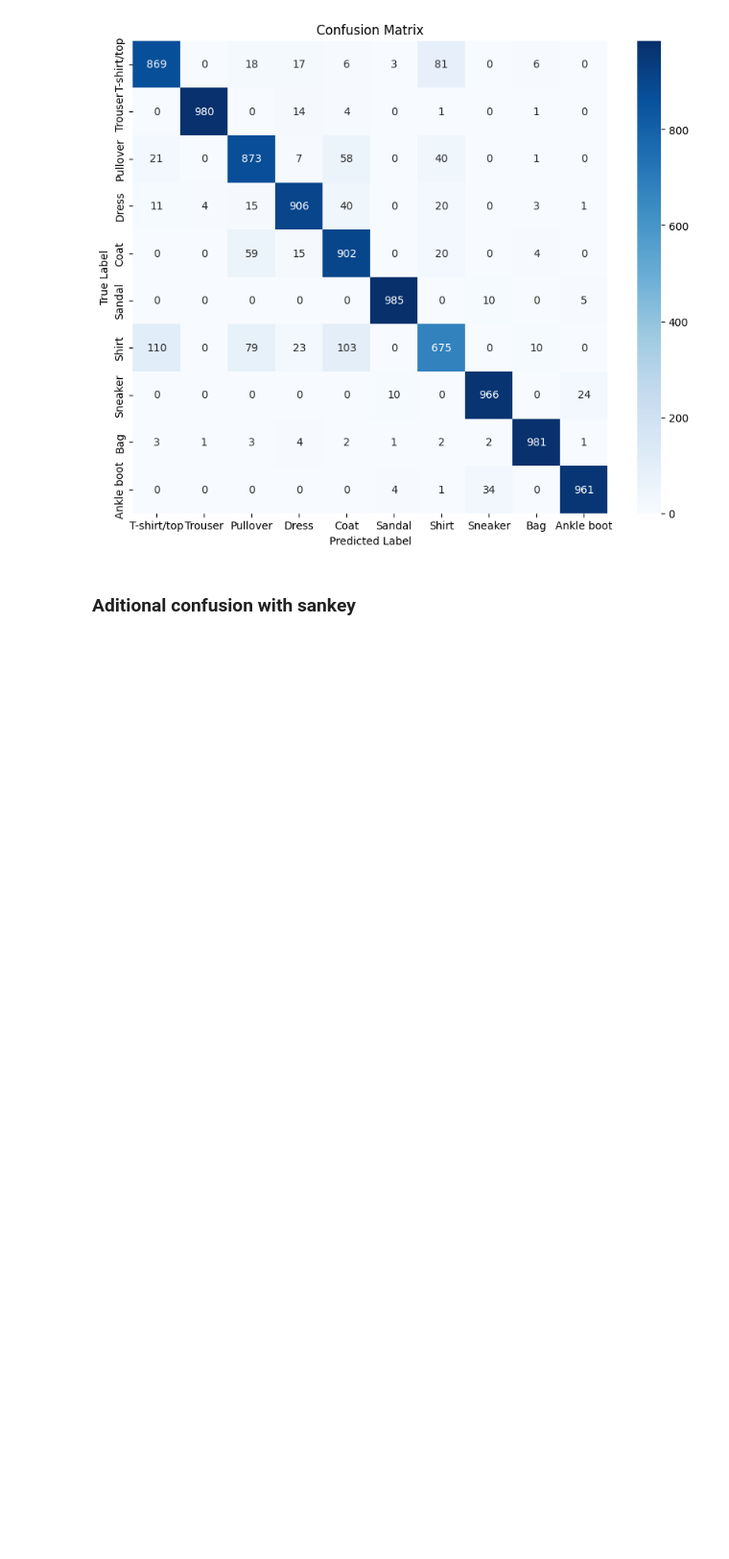
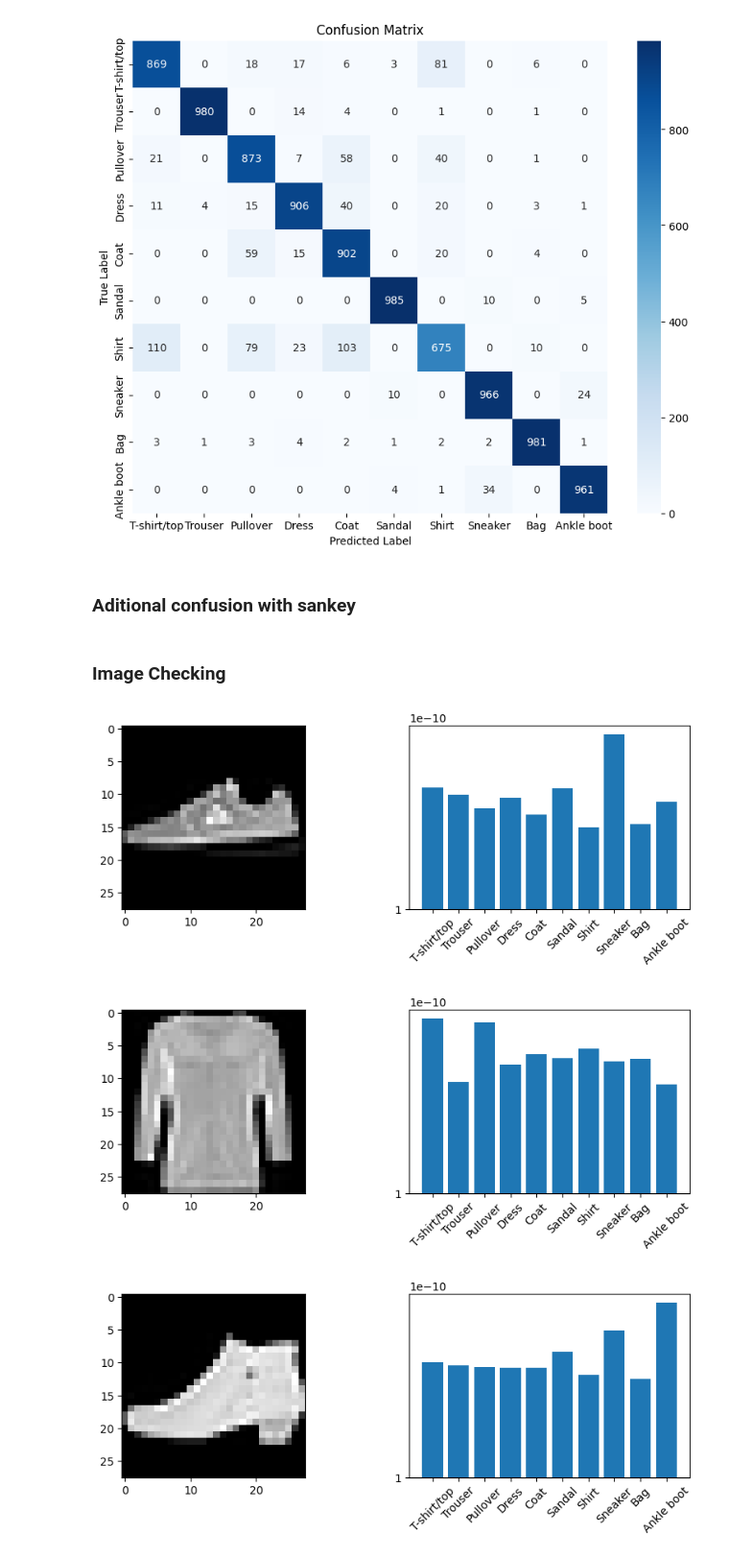
Before and after one commit to danielrawlins21/Artificial_Vision, a Jupyter notebook: Projects/Objectives/Classification object/Project_torch.ipynb, the cells around one changed output. Shown: that part at 96% size. Saved outputs shown, nothing was run; the diff lists cells and outputs as text; code cells hidden in the pictures; blank space fills up the shorter version.

Commit message:
Checking testing a prob distribution

```diff
--- a/Projects/Objectives/Classification object/Project_torch.ipynb
+++ b/Projects/Objectives/Classification object/Project_torch.ipynb
@@ -337,3 +337,54 @@ def plot_confusion_matrix_as_sankey(confusion_matrix,  class_labels = None):
     return fig
 # %%
 plot_confusion_matrix_as_sankey(cm, class_names)
+# %% [markdown]
+### Image Checking
+# %%
+test_iter = iter(test_load)
+
+img_test, lbl_test = next(test_iter)
+
+#img_test = np.squeeze(img_test)
+# %%
+# List of images that we want to check
+image_list = [1,4,12]
+
+model.eval()
+with torch.no_grad():
+    # for each image in list
+    for i in image_list:
+
+        # We get the image from the test set
+        img = img_test[i].to(device)
+
+        # we define the size of our exit plot
+        plt.figure(figsize=(10,3))
+
+        # In the first position, we put the image
+        plt.subplot(1,2,1)
+        plt.imshow(img_test[i].squeeze(), cmap='gray')
+
+
+
+        # We transform the image to a tensor for processing tasks
+        img = torch.unsqueeze(img,0)
+
+
+
+
+        # ask the model to predict the image
+
+        prediction_single = model(img)
+        probs, pred = torch.max(prediction_single,0)
+
+        # In the second part of the plot we draw the probabilities per each class
+        plt.subplot(1,2,2)
+        plt.grid(False)
+        plt.xticks(range(10), class_names, rotation=45)
+        plt.yticks(np.logspace(-10,5,num=2))
+        plt.bar(range(10), (100+probs.cpu().numpy()))
+        plt.show()
+# %% [output]
+[figure, added]
+[figure, added]
+[figure, added]
```
